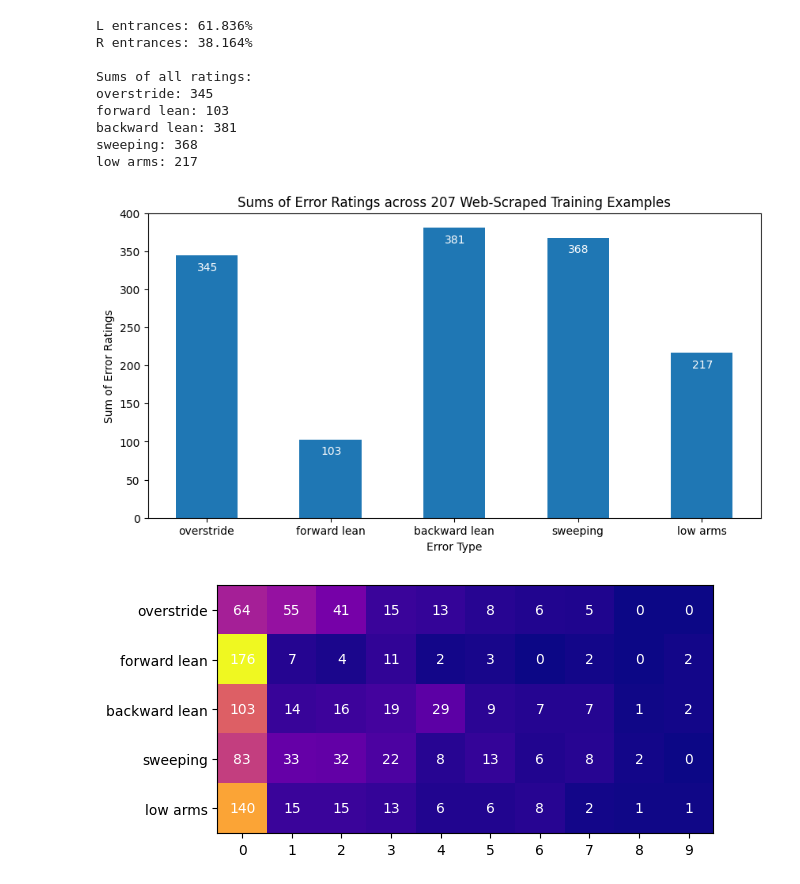
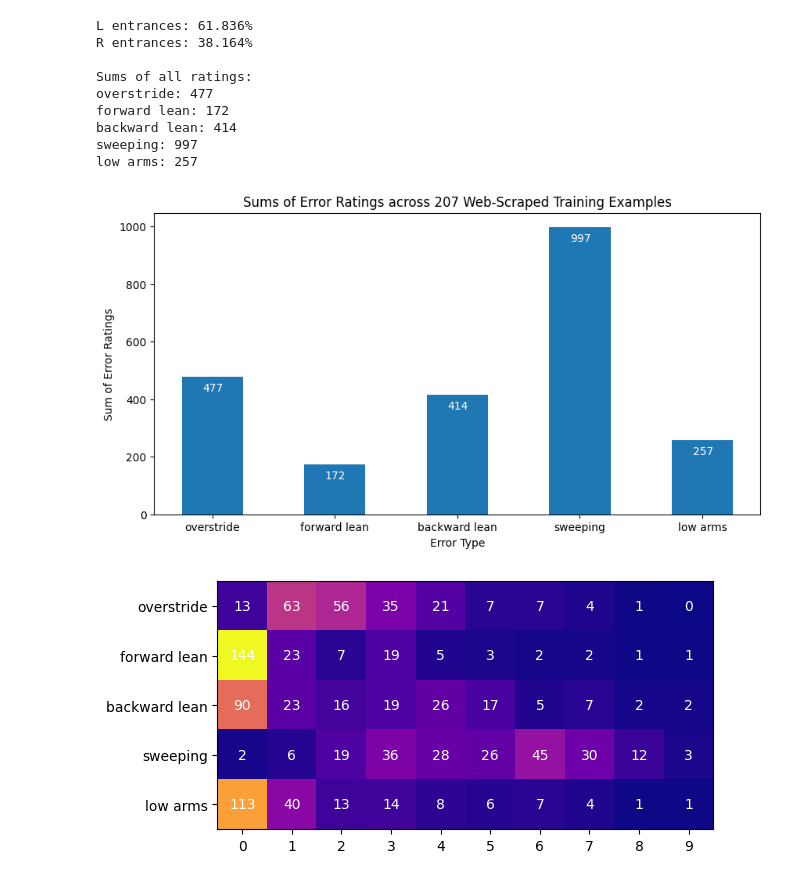
Before and after one commit to adarshramiyer/gAIt, a Jupyter notebook: data_processing/data_processing.ipynb, the cells around one changed output. Cells and saved outputs as stored; diff of their text form; code cells hidden in the pictures.

Commit message:
EDA class ratios on second round of labels

```diff
--- a/data_processing/data_processing.ipynb
+++ b/data_processing/data_processing.ipynb
@@ -6,7 +6,7 @@ import pandas as pd
 import numpy as np
 # %%
 
-video_data = os.listdir('..\\data_scraping\\Web_Scrape_Labeled\\')
+video_data = os.listdir('..\\data_scraping\\Web_Scrape_Labeled_2\\')
 # print(video_data)
 
 o_counter = 0
@@ -32,39 +32,39 @@ left_counter *= 100
 # %%
 print('L entrances: ' + str(round(left_counter, 3)) + '%')
 print('R entrances: ' + str(round(100 - left_counter, 3)) + '%\n')
 
 print('Sums of all ratings: ')
 print('overstride: ' + str(o_counter))
 print('forward lean: ' + str(f_counter))
 print('backward lean: ' + str(b_counter))
 print('sweeping: ' + str(s_counter))
 print('low arms: ' + str(l_counter))
 
 errors = ['overstride', 'forward lean', 'backward lean', 'sweeping', 'low arms']
 rating_sums = [o_counter, f_counter, b_counter, s_counter, l_counter]
 
 fig = plt.figure(figsize=(10, 5))
 
 plt.bar(errors, rating_sums, width = 0.5)
 plt.xlabel('Error Type')
 plt.ylabel('Sum of Error Ratings')
 plt.title('Sums of Error Ratings across 207 Web-Scraped Training Examples')
 
 for index, value in enumerate(rating_sums):
-    plt.text(index - 0.08, value - 20, str(value), color='white') # add annotations
+    plt.text(index - 0.08, value -50, str(value), color='white') # add annotations
 
 plt.show()
 # %% [output]
 L entrances: 61.836%
 R entrances: 38.164%
 
 Sums of all ratings:
-overstride: 345
-forward lean: 103
-backward lean: 381
-sweeping: 368
-low arms: 217
+overstride: 477
+forward lean: 172
+backward lean: 414
+sweeping: 997
+low arms: 257
-[figure, old version]
+[figure, new version]
 # %%
 ratings = ['0', '1', '2', '3', '4', '5', '6', '7', '8', '9']
 
@@ -93,4 +93,4 @@ for i in range(len(errors)):
 
 plt.show()
 # %% [output]
-[figure, old version]
+[figure, new version]
```
